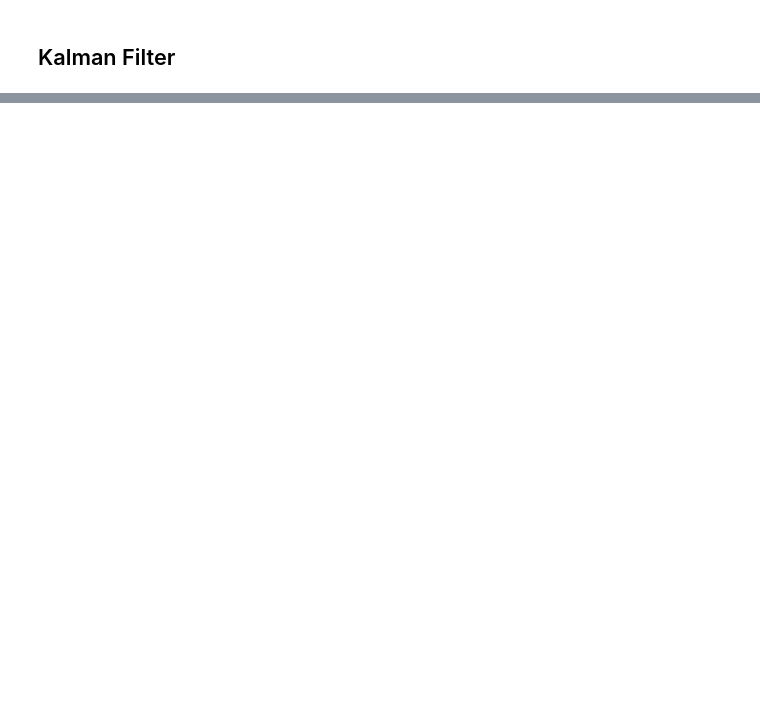
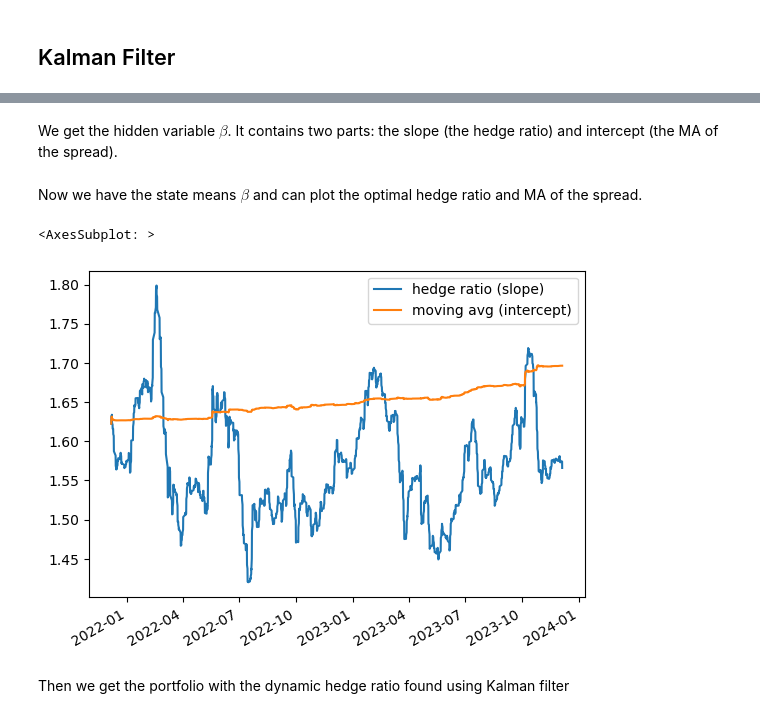
Before and after one commit to JonasHane2/AlgoTrading, a Jupyter notebook: pairs_trading.ipynb, the cells around one changed output, grey strips where cells are left out. Cells and saved outputs as stored; diff of their text form; code cells hidden in the pictures; blank space fills up the shorter version.

Commit message:
added kalman filter

```diff
--- a/pairs_trading.ipynb
+++ b/pairs_trading.ipynb
@@ -230,0 +260,32 @@ pnl.plot()
+# %%
+delta = 1e-5
+trans_cov = delta / (1 - delta) * np.eye(2)
+obs_mat = np.vstack(
+    [prices_df[tickers[0]], np.ones(prices_df[tickers[0]].shape)]
+).T[:, np.newaxis]
+# %%
+kf = KalmanFilter(
+        n_dim_obs=1,
+        n_dim_state=2,
+        initial_state_mean=np.zeros(2),
+        initial_state_covariance=np.ones((2, 2)),
+        transition_matrices=np.eye(2),
+        observation_matrices=obs_mat,
+        observation_covariance=1.0,
+        transition_covariance=trans_cov
+    )
+# %% [markdown]
+We get the hidden variable $\beta$. It contains two parts: the slope (the hedge ratio) and intercept (the MA of the spread).
+# %%
+state_means, state_covs = kf.filter(prices_df[tickers[1]].values)
+# %% [markdown]
+Now we have the state means $\beta$ and can plot the optimal hedge ratio and MA of the spread.
+# %%
+state_means_df = pd.DataFrame(np.array(state_means), index=prices_df.index)
+state_means_df.columns = ['hedge ratio (slope)', 'moving avg (intercept)']
+state_means_df.plot()
+# %% [output]
+<AxesSubplot: >
+[figure, added]
+# %% [markdown]
+Then we get the portfolio with the dynamic hedge ratio found using Kalman filter
```
Also changed, not shown: parts of 21 cells of this notebook.
